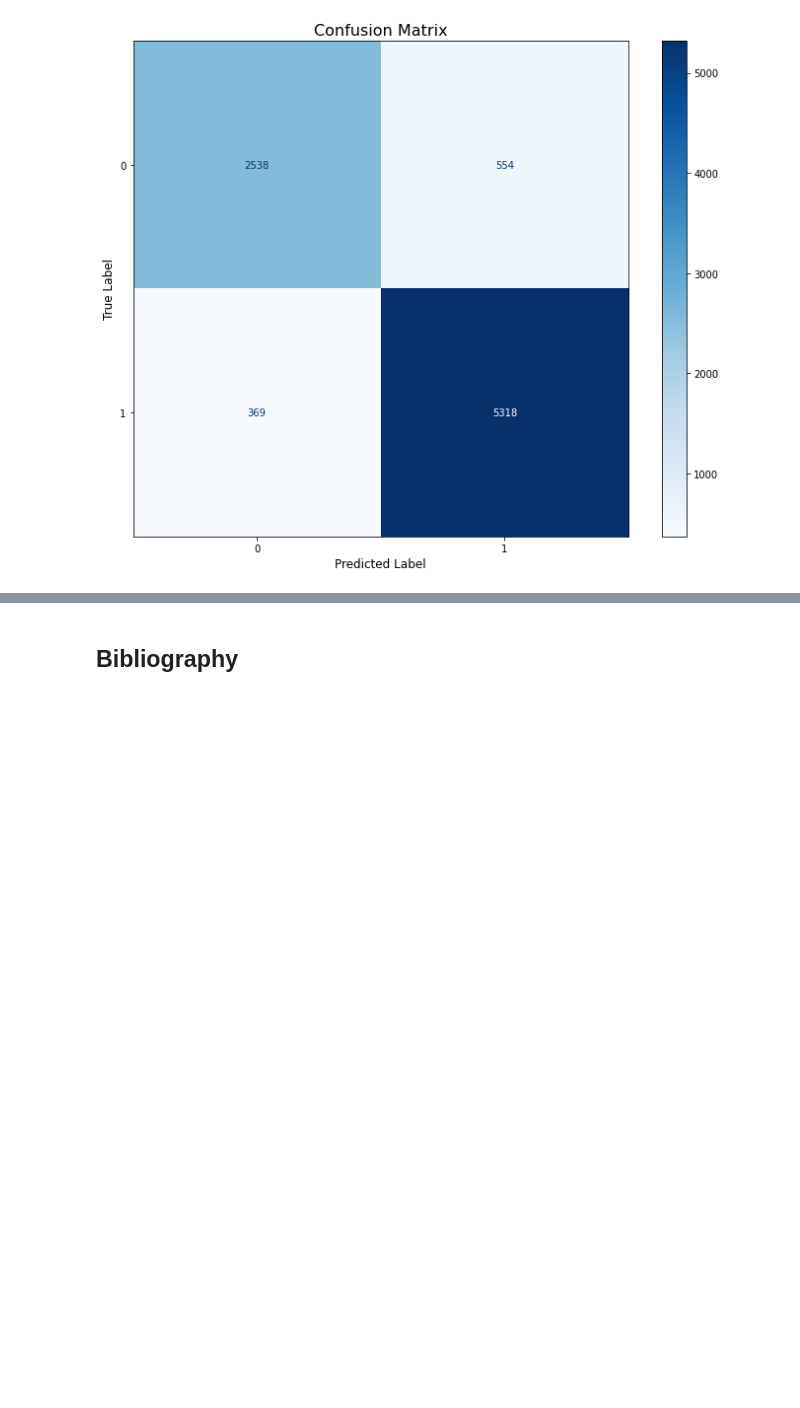
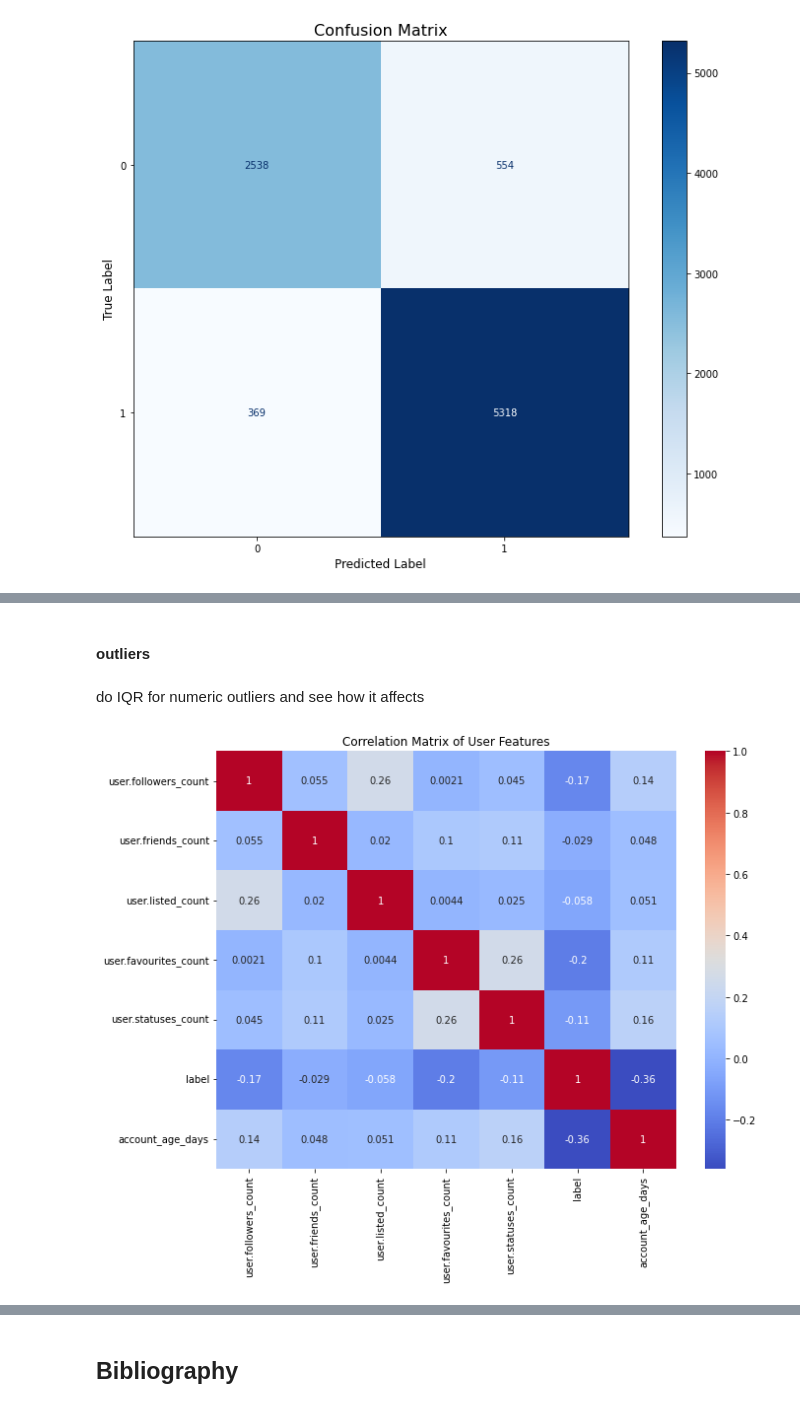
Before and after one commit to idangabai/bot_detection_eda, a Jupyter notebook: bot_detection_eda.ipynb, the cells around one changed output, grey strips where cells are left out. Saved outputs shown, nothing was run; the diff lists cells and outputs as text; code cells hidden in the pictures; blank space fills up the shorter version.

```diff
--- a/bot_detection_eda.ipynb
+++ b/bot_detection_eda.ipynb
@@ -980,14 +694,0 @@ for name in datasets:
-# %%
-# List of all datasets
-datasets = [
-    "cresci-stock-2018"
-    #,"vendor-purchased-2019"
-    # , "verified-2019"
-]
-
-# Concatenate all datasets
-# all_data = pd.concat([ for name in datasets], ignore_index=True)
-
-for name in datasets:
-    df = process_dataset(name)
-    # do_EDA2(df)
@@ -1035,12 +694,0 @@ user.profile_banner_url
-# %%
-drop_cols =[
-    "user.id_str",
-    "user.profile_background_image_url",
-    "user.profile_background_image_url_https",
-    "user.profile_image_url",
-    "user.profile_image_url_https",
-    "user.profile_banner_url"
-]
-
-
-df = all_data.drop(drop_cols, axis=1)
@@ -1114,0 +718,15 @@ Name: user.verified, dtype: float64
+# %% [markdown]
+#### outliers
+# %% [markdown]
+do IQR for numeric outliers and see how it affects
+# %%
+df2 = df.copy()
+numeric = df2.select_dtypes('number').copy()
+correlation_matrix = numeric.corr()
+plt.figure(figsize=(10, 8))
+sns.heatmap(correlation_matrix, annot=True, cmap='coolwarm')
+plt.title('Correlation Matrix of User Features')
+plt.tight_layout()
+plt.show()
+# %% [output]
+[figure, added]
```
Also changed, not shown: parts of 29 cells of this notebook.
